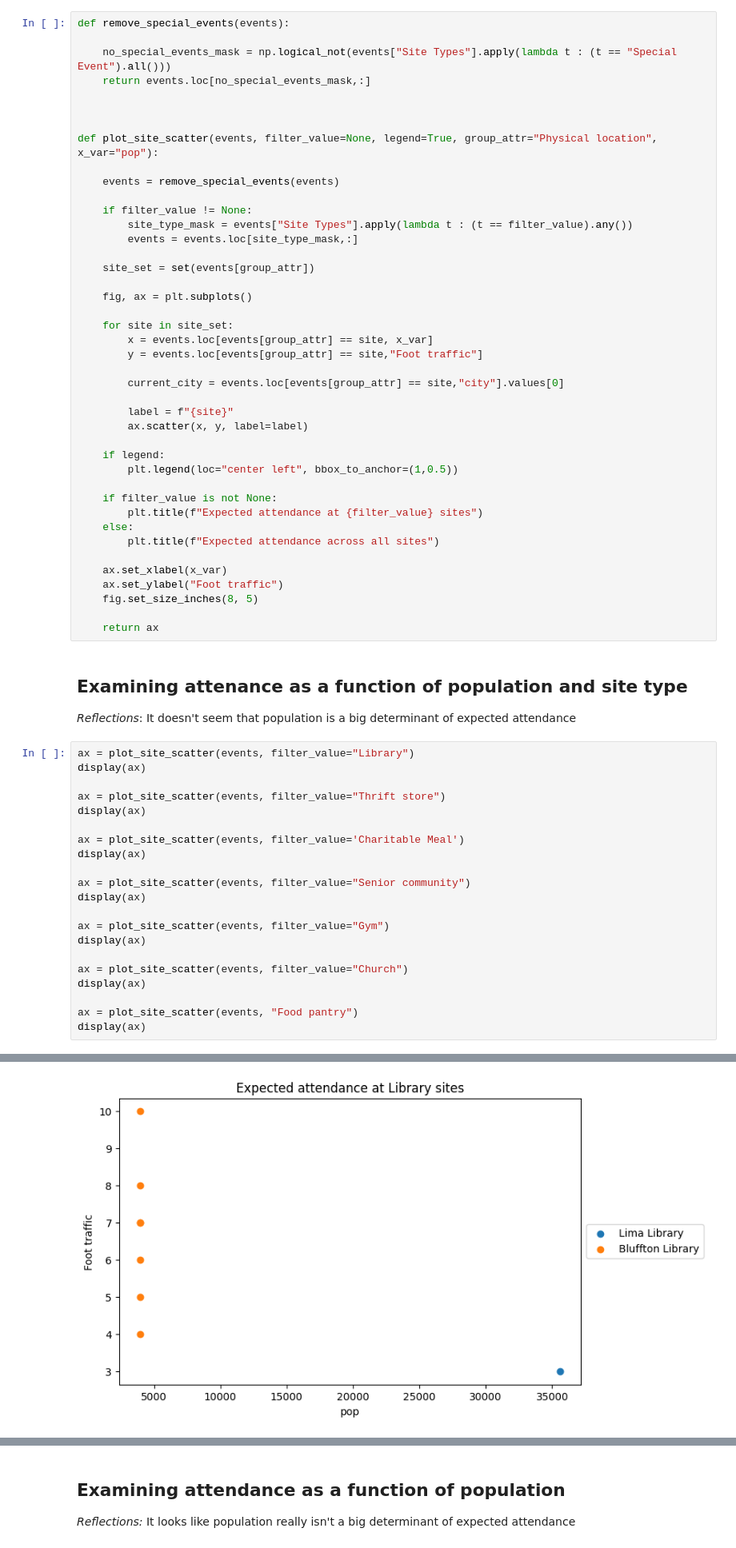
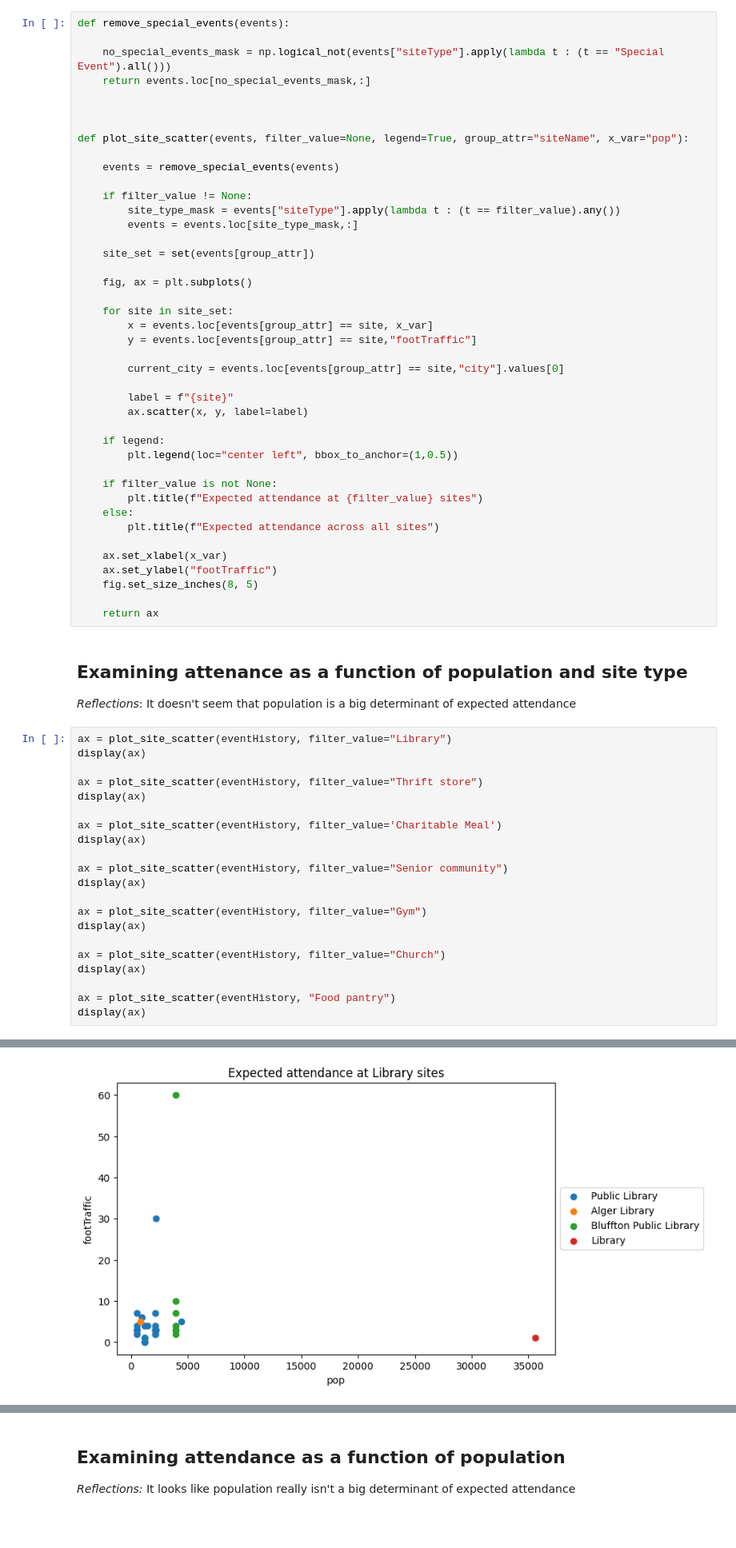
Before and after one commit to Human-Centered-Optimization-Lab/clinicOpt, a Jupyter notebook: tools/attendancePlaygorund.ipynb, the cells around one changed output, grey strips where cells are left out. Shown at 80% size. Cells and saved outputs as stored; diff of their text form; blank space fills up the shorter version.

```diff
--- a/tools/attendancePlaygorund.ipynb
+++ b/tools/attendancePlaygorund.ipynb
@@ -46,17 +44,17 @@ display(events)
 # %%
 def remove_special_events(events):
 
-    no_special_events_mask = np.logical_not(events["Site Types"].apply(lambda t : (t == "Special Event").all()))
+    no_special_events_mask = np.logical_not(events["siteType"].apply(lambda t : (t == "Special Event").all()))
     return events.loc[no_special_events_mask,:]
 
 
 
-def plot_site_scatter(events, filter_value=None, legend=True, group_attr="Physical location", x_var="pop"):
+def plot_site_scatter(events, filter_value=None, legend=True, group_attr="siteName", x_var="pop"):
 
     events = remove_special_events(events)
 
     if filter_value != None:
-        site_type_mask = events["Site Types"].apply(lambda t : (t == filter_value).any())
+        site_type_mask = events["siteType"].apply(lambda t : (t == filter_value).any())
         events = events.loc[site_type_mask,:]
 
     site_set = set(events[group_attr])
@@ -65,7 +63,7 @@ def plot_site_scatter(events, filter_value=None, legend=True, group_attr="Physic
 
     for site in site_set:
         x = events.loc[events[group_attr] == site, x_var]
-        y = events.loc[events[group_attr] == site,"Foot traffic"]
+        y = events.loc[events[group_attr] == site,"footTraffic"]
 
         current_city = events.loc[events[group_attr] == site,"city"].values[0]
 
@@ -81,7 +79,7 @@ def plot_site_scatter(events, filter_value=None, legend=True, group_attr="Physic
         plt.title(f"Expected attendance across all sites")
 
     ax.set_xlabel(x_var)
-    ax.set_ylabel("Foot traffic")
+    ax.set_ylabel("footTraffic")
     fig.set_size_inches(8, 5)
 
     return ax
@@ -89,24 +87,24 @@ def plot_site_scatter(events, filter_value=None, legend=True, group_attr="Physic
 ## Examining attenance as a function of population and site type
 _Reflections_: It doesn't seem that population is a big determinant of expected attendance
 # %%
-ax = plot_site_scatter(events, filter_value="Library")
+ax = plot_site_scatter(eventHistory, filter_value="Library")
 display(ax)
 
-ax = plot_site_scatter(events, filter_value="Thrift store")
+ax = plot_site_scatter(eventHistory, filter_value="Thrift store")
 display(ax)
 
-ax = plot_site_scatter(events, filter_value='Charitable Meal')
+ax = plot_site_scatter(eventHistory, filter_value='Charitable Meal')
 display(ax)
 
-ax = plot_site_scatter(events, filter_value="Senior community")
+ax = plot_site_scatter(eventHistory, filter_value="Senior community")
 display(ax)
 
-ax = plot_site_scatter(events, filter_value="Gym")
+ax = plot_site_scatter(eventHistory, filter_value="Gym")
 display(ax)
 
-ax = plot_site_scatter(events, filter_value="Church")
+ax = plot_site_scatter(eventHistory, filter_value="Church")
 display(ax)
 
-ax = plot_site_scatter(events, "Food pantry")
+ax = plot_site_scatter(eventHistory, "Food pantry")
 display(ax)
 # %% [output]
@@ -120 +118 @@ display(ax)
-[figure, old version]
+[figure, new version]
```
Also changed, not shown: parts of 7 cells of this notebook, 2 other files.
